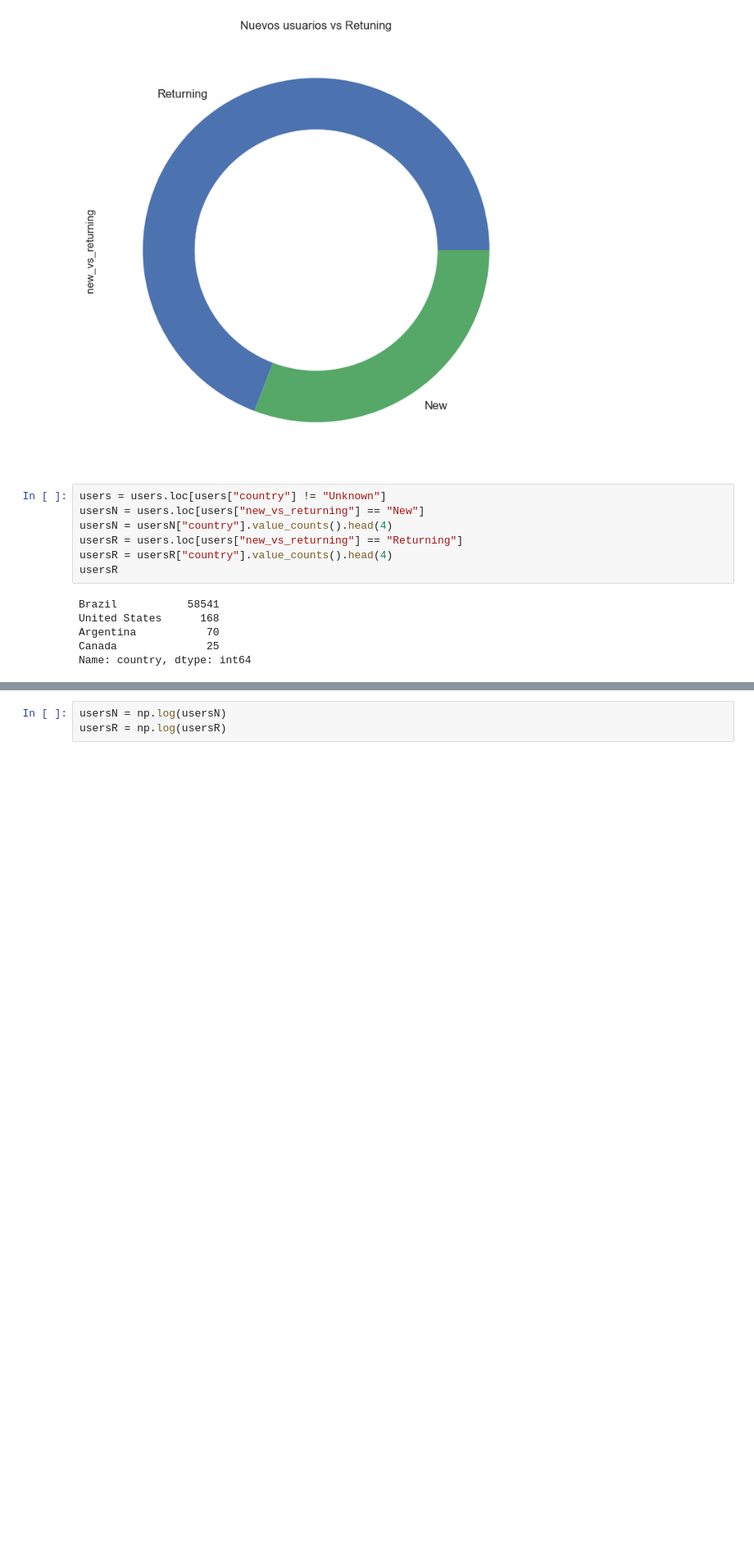
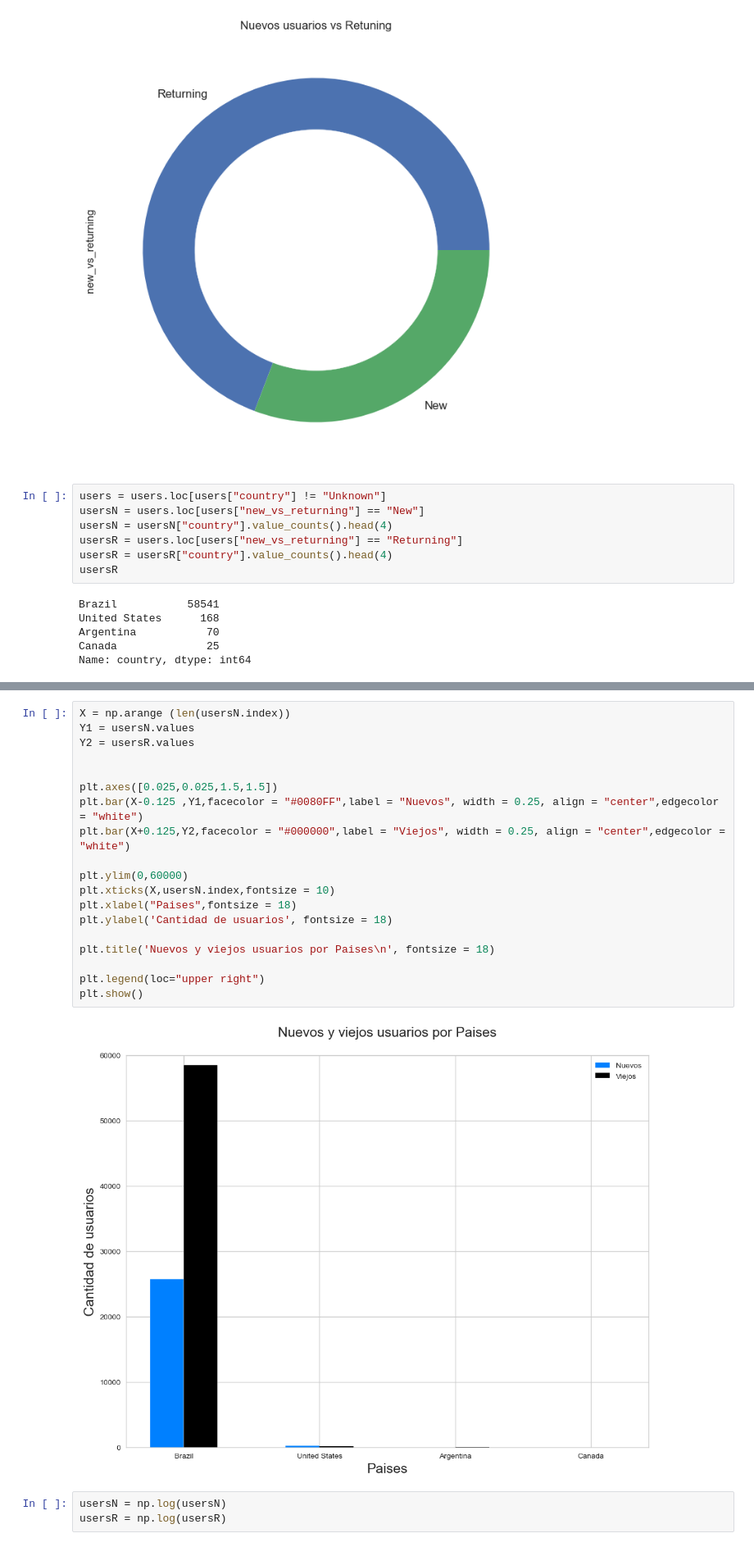
Before and after one commit to ConstanzaGonzalez/DatataFrita, a Jupyter notebook: tp/Viejos y nuevos usuarios.ipynb, the cells around one changed output, grey strips where cells are left out. Shown at 82% size. Drawn from its saved outputs; the diff is of its cells as text; blank space fills up the shorter version.

```diff
--- a/tp/Viejos y nuevos usuarios.ipynb
+++ b/tp/Viejos y nuevos usuarios.ipynb
@@ -84,3 +80,24 @@ plt.show
+# %%
+X = np.arange (len(usersN.index))
+Y1 = usersN.values
+Y2 = usersR.values
+
+
+plt.axes([0.025,0.025,1.5,1.5])
+plt.bar(X-0.125 ,Y1,facecolor = "#0080FF",label = "Nuevos", width = 0.25, align = "center",edgecolor = "white")
+plt.bar(X+0.125,Y2,facecolor = "#000000",label = "Viejos", width = 0.25, align = "center",edgecolor = "white")
+
+plt.ylim(0,60000)
+plt.xticks(X,usersN.index,fontsize = 10)
+plt.xlabel("Paises",fontsize = 18)
+plt.ylabel('Cantidad de usuarios', fontsize = 18)
+
+plt.title('Nuevos y viejos usuarios por Paises\n', fontsize = 18)
+
+plt.legend(loc="upper right")
+plt.show()
+# %% [output]
+[figure, added]
 # %%
 usersN = np.log(usersN)
 usersR = np.log(usersR)
```
Also changed, not shown: parts of 2 cells of this notebook, 1 other file.
